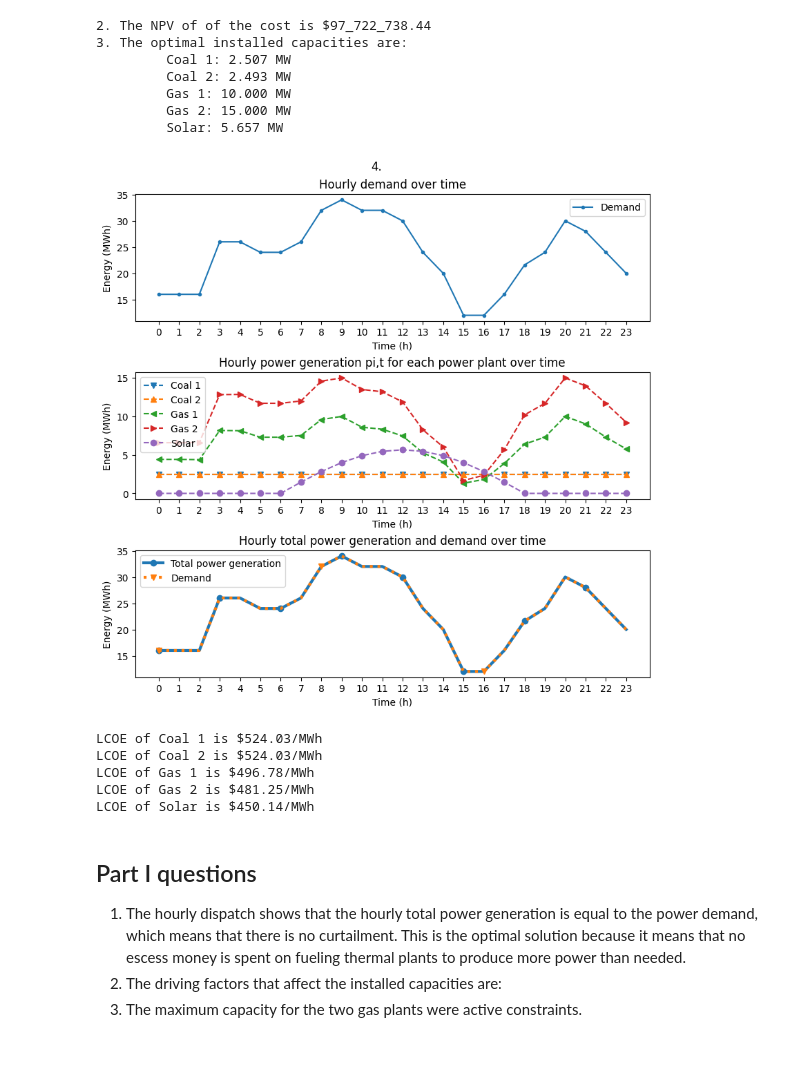
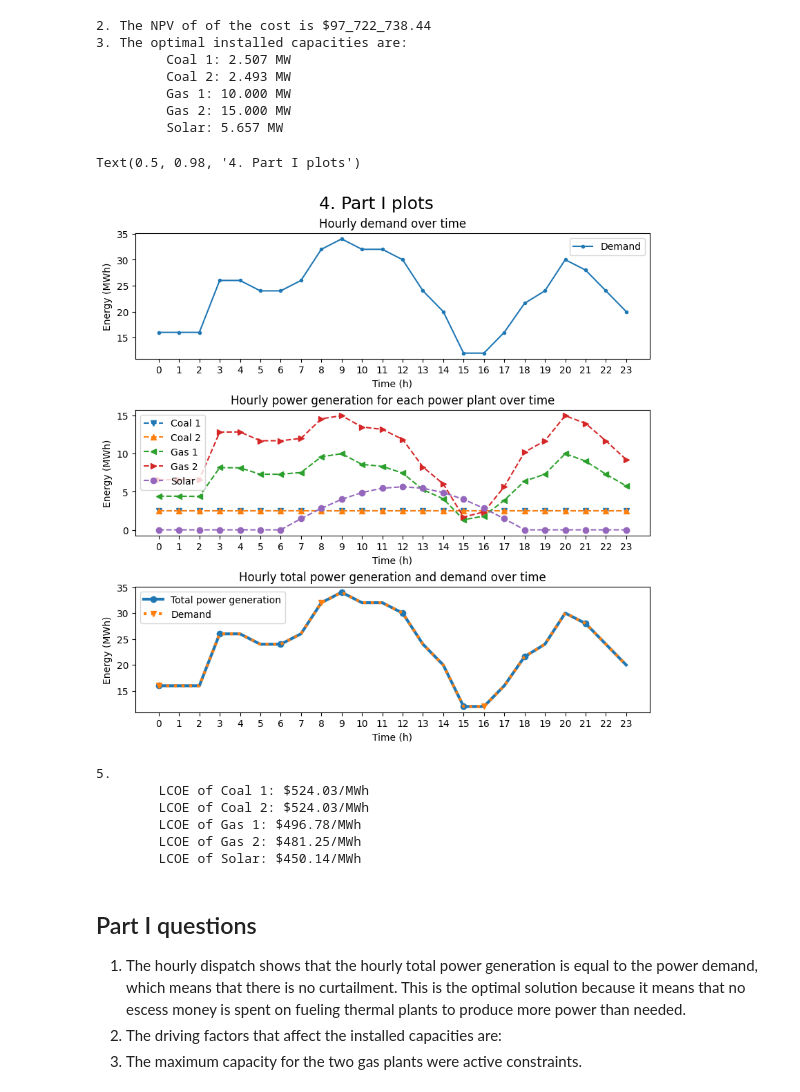
Before and after one commit to WeiLuya/mae119_code, a Jupyter notebook: hw2/hw2.ipynb, the cells around one changed output. Cells and saved outputs as stored; diff of their text form; code cells hidden in the pictures; blank space fills up the shorter version.

```diff
--- a/hw2/hw2.ipynb
+++ b/hw2/hw2.ipynb
@@ -104,7 +104,8 @@ problem = cp.Problem(cp.Minimize(
 
 problem.solve()
 
-print(problem.value)
-print(installed_solar_capacity.value)
-print(installed_thermal_capacity.value)
-# print(p.value)
+total_NPV = problem.value
+installed_capacity = np.concatenate((installed_thermal_capacity.value, [installed_solar_capacity.value]))
+power_generation = np.concatenate((p.value, p_solar.value[np.newaxis, :]))
+investment_costs = np.concatenate((thermal_investment_costs.value, [solar_investment_cost.value]))
+plant_NPV_fuel_costs = np.concatenate((np.sum(NPV_fuel_costs.value, axis=1), [0]))
@@ -136,50 +132,47 @@ for i in range(5):
 # %%
 # figures
 fig, ax = plt.subplots(3, layout='constrained', figsize=(8, 8))
 
 markers = ['v', '^', '<', '>', 'o']
 
 ax[0].plot(t, d, marker='.', label='Demand')
 ax[0].set_title('Hourly demand over time')
 
 for i in range(5):
-    ax[1].plot(t, power[i], ls='--', marker=markers[i], label=power_plants[i])
+    ax[1].plot(t, power_generation[i, :], ls='--', marker=markers[i], label=power_plants[i])
 
-ax[1].set_title('Hourly power generation pi,t for each power plant over time')
+ax[1].set_title('Hourly power generation for each power plant over time')
 
-ax[2].plot(t,  np.sum(power, axis=0), ls='-', lw=3, marker='o', markevery=3, label='Total power generation')
+ax[2].plot(t,  np.sum(power_generation, axis=0), ls='-', lw=3, marker='o', markevery=3, label='Total power generation')
 ax[2].plot(t,  d, ls=':', lw=3, marker='v', markevery=8, label='Demand')
 ax[2].set_title('Hourly total power generation and demand over time')
 
 for i in range(3):
     ax[i].set_xlabel('Time (h)')
     ax[i].set_xticks(t)
     ax[i].set_ylabel('Energy (MWh)')
     ax[i].legend()
 
-fig.suptitle('4.')
-print('')
+fig.suptitle('4. Part I plots', fontsize=18)
 # %% [output]
+Text(0.5, 0.98, '4. Part I plots')
-[figure, old version]
+[figure, new version]
 # %%
 # LCOE
-investment_costs = np.append(thermal_investment_costs.value, solar_investment_cost.value)
-plant_NPV_fuel_costs = np.append(
-    np.sum(NPV_fuel_costs.value, axis=1),
-    0
-)
-NPV_optimal_dispatched_electricity = 365 * np.sum(power, axis=1) / (1+rate)
+NPV_optimal_dispatched_electricity = 365 * np.sum(power_generation, axis=1) / (1+rate)
 
 LCOE = (investment_costs+plant_NPV_fuel_costs) / NPV_optimal_dispatched_electricity
 
+print('5.')
 for i in range(5):
-    print(f'LCOE of {power_plants[i]} is ${LCOE[i]:.2f}/MWh')
+    print(f'\tLCOE of {power_plants[i]}: ${LCOE[i]:.2f}/MWh')
 # %% [output]
-LCOE of Coal 1 is $524.03/MWh
-LCOE of Coal 2 is $524.03/MWh
-LCOE of Gas 1 is $496.78/MWh
-LCOE of Gas 2 is $481.25/MWh
-LCOE of Solar is $450.14/MWh
+5.
+        LCOE of Coal 1: $524.03/MWh
+        LCOE of Coal 2: $524.03/MWh
+        LCOE of Gas 1: $496.78/MWh
+        LCOE of Gas 2: $481.25/MWh
+        LCOE of Solar: $450.14/MWh
 # %% [markdown]
 ## Part I questions
 1. The hourly dispatch shows that the hourly total power generation is equal to the power demand, which means that there is no curtailment. This is the optimal solution because it means that no escess money is spent on fueling thermal plants to produce more power than needed.
```
Also changed, not shown: parts of 10 cells of this notebook.
